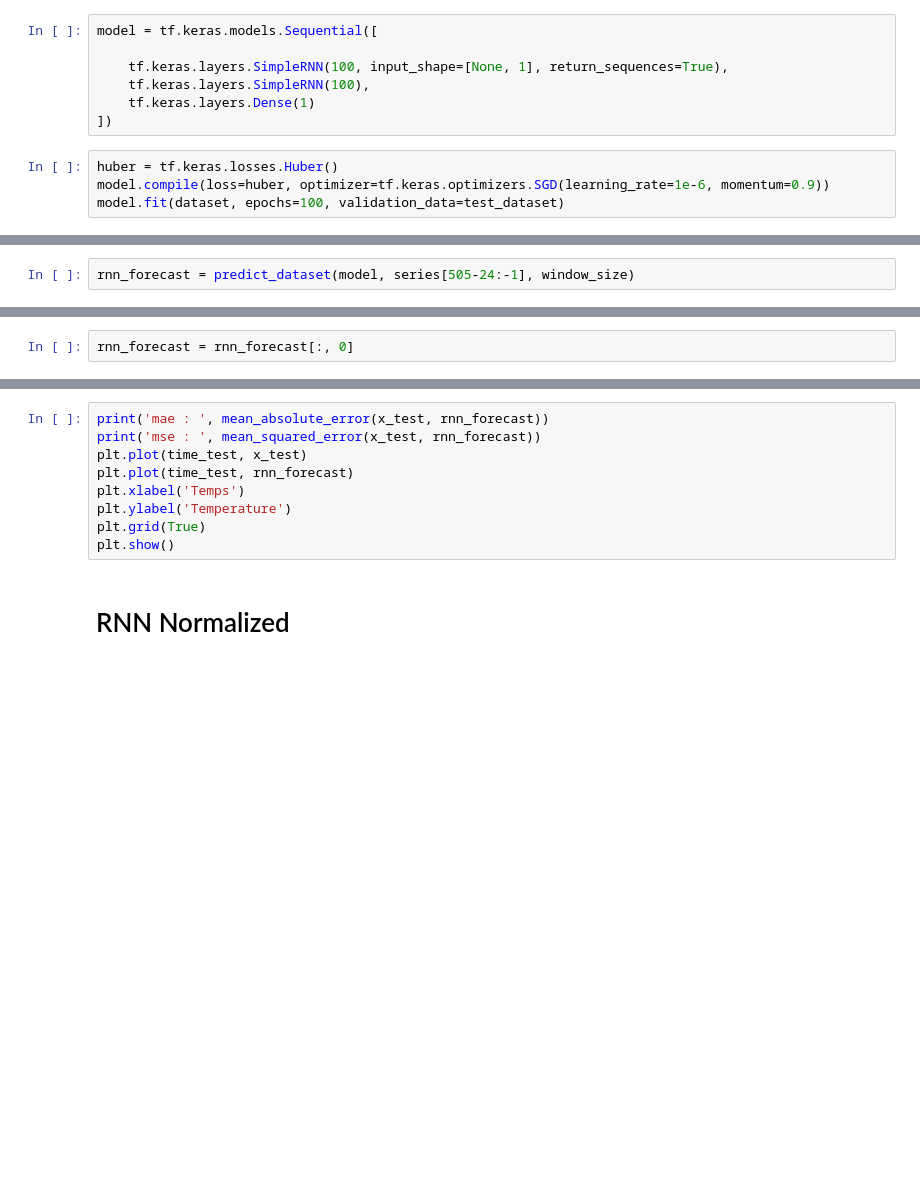
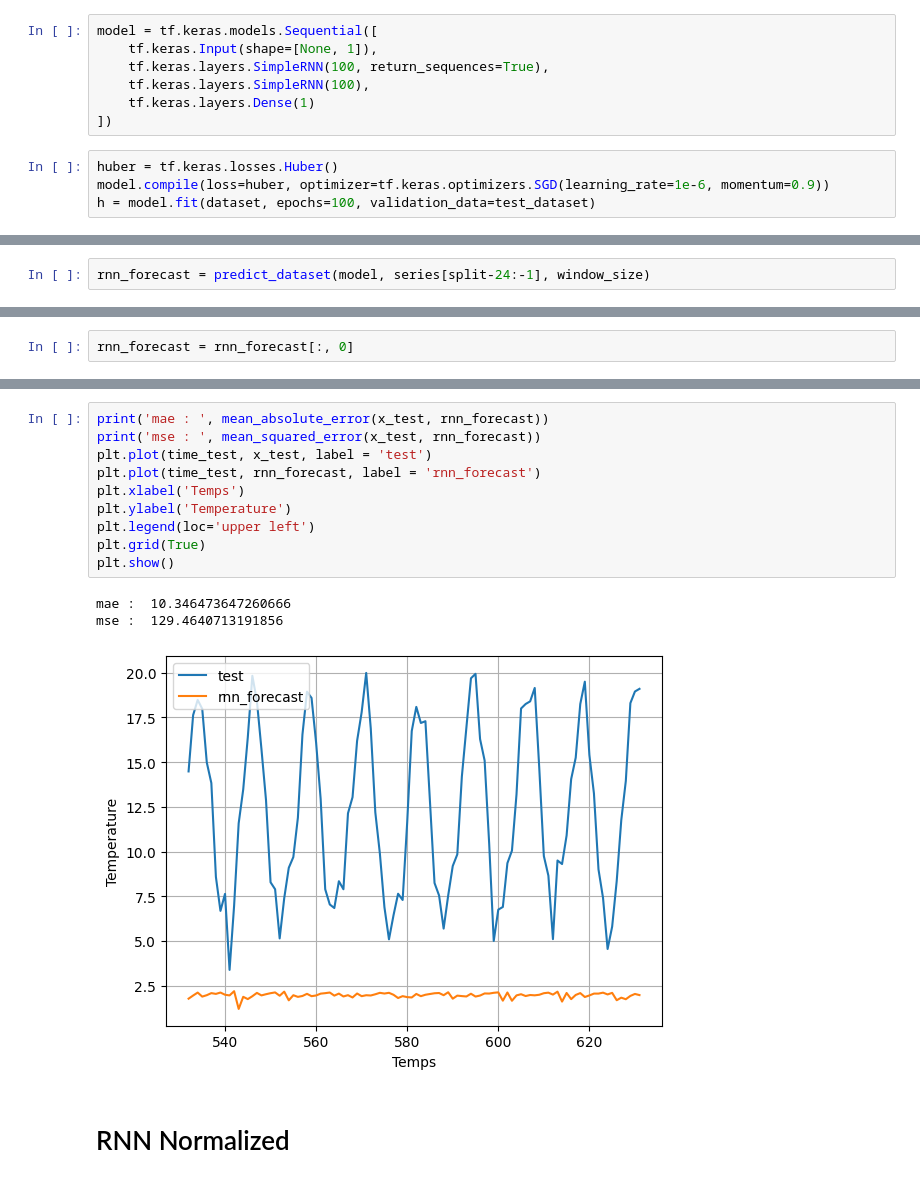
Before and after one commit to lighscent/fastapi_, a Jupyter notebook: kevindegila/2_DeepLearning_160/08-Time Series.ipynb, the cells around one changed output, grey strips where cells are left out. Cells and saved outputs as stored; diff of their text form; blank space fills up the shorter version.

```diff
--- a/kevindegila/2_DeepLearning_160/08-Time Series.ipynb
+++ b/kevindegila/2_DeepLearning_160/08-Time Series.ipynb
@@ -639,12 +707,12 @@ ValueError: Found input variables with inconsistent numbers of samples: [100, 12
 # Reseaux de Neurones Récurrents RNN
 # %%
 model = tf.keras.models.Sequential([
-
-    tf.keras.layers.SimpleRNN(100, input_shape=[None, 1], return_sequences=True),
+    tf.keras.Input(shape=[None, 1]),
+    tf.keras.layers.SimpleRNN(100, return_sequences=True),
     tf.keras.layers.SimpleRNN(100),
     tf.keras.layers.Dense(1)
 ])
 # %%
 huber = tf.keras.losses.Huber()
 model.compile(loss=huber, optimizer=tf.keras.optimizers.SGD(learning_rate=1e-6, momentum=0.9))
-model.fit(dataset, epochs=100, validation_data=test_dataset)
+h = model.fit(dataset, epochs=100, validation_data=test_dataset)
@@ -651,2 +739,2 @@ model.fit(dataset, epochs=100, validation_data=test_dataset)
 # %%
-rnn_forecast = predict_dataset(model, series[505-24:-1], window_size)
+rnn_forecast = predict_dataset(model, series[split-24:-1], window_size)
@@ -661,12 +757,17 @@ x_test.shape
 # %%
 print('mae : ', mean_absolute_error(x_test, rnn_forecast))
 print('mse : ', mean_squared_error(x_test, rnn_forecast))
-plt.plot(time_test, x_test)
-plt.plot(time_test, rnn_forecast)
+plt.plot(time_test, x_test, label = 'test')
+plt.plot(time_test, rnn_forecast, label = 'rnn_forecast')
 plt.xlabel('Temps')
 plt.ylabel('Temperature')
+plt.legend(loc='upper left')
 plt.grid(True)
 plt.show()
+# %% [output]
+mae :  10.346473647260666
+mse :  129.4640713191856
+[figure, added]
 # %% [markdown]
 # RNN Normalized
 # %%
```
Also changed, not shown: parts of 51 cells of this notebook.
